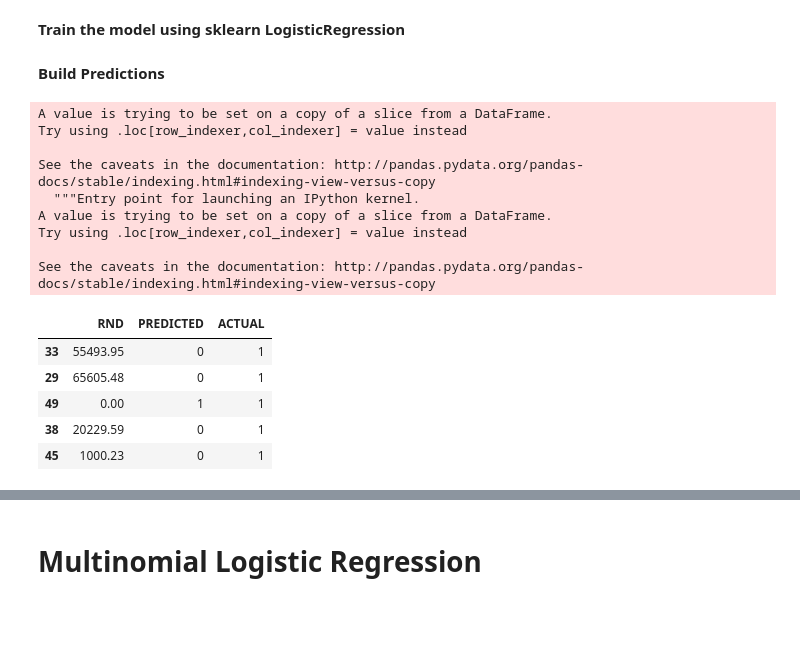
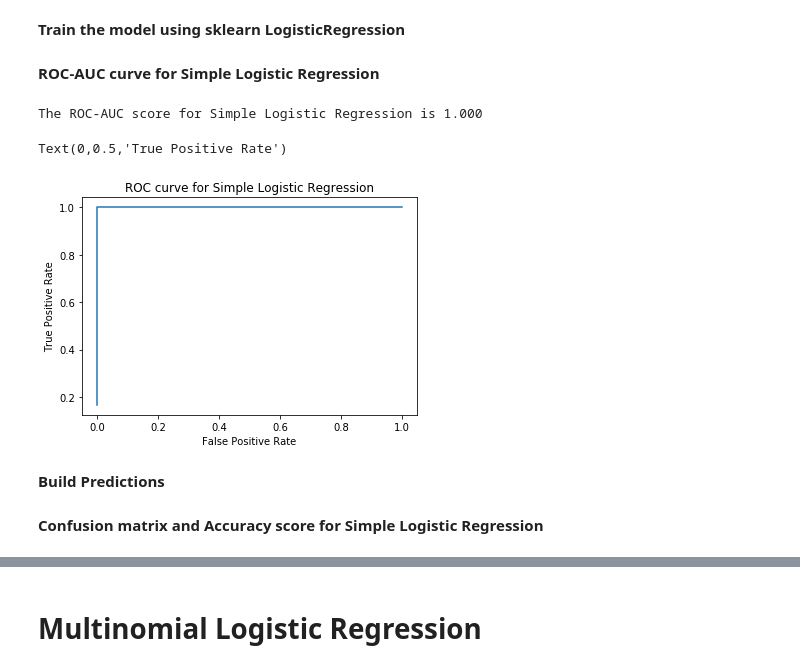
Before and after one commit to mvarshita/Machine-Learning-Projects, a Jupyter notebook: startsUpsDataset/logisticRegression.ipynb, the cells around one changed output, grey strips where cells are left out. Drawn from its saved outputs; the diff is of its cells as text; code cells hidden in the pictures; blank space fills up the shorter version.

Commit message:
calculated ROC-AUC score functionality and plotted ROC-AUC curve

```diff
--- a/startsUpsDataset/logisticRegression.ipynb
+++ b/startsUpsDataset/logisticRegression.ipynb
@@ -159,5 +162,27 @@ from sklearn.linear_model import LogisticRegression
 lr = LogisticRegression()
 modelLogistic = lr.fit(xtrain,ytrain)
+# %% [markdown]
+**ROC-AUC curve for Simple Logistic Regression**
+# %%
+probsLogistic = lr.predict_proba(xtest)
+predsLogistic = probsLogistic[:,1]
+# %%
+from sklearn.metrics import roc_auc_score,roc_curve
+
+rocAucScoreLogistic=roc_auc_score(ytest,predsLogistic)
+print("The ROC-AUC score for Simple Logistic Regression is %.3f"%rocAucScoreLogistic)
+
+fpr,tpr,thresholds=roc_curve(ytest,predsLogistic)
+
+import matplotlib.pyplot as plt
+plt.plot(fpr,tpr,rocAucScoreLogistic)
+plt.title("ROC curve for Simple Logistic Regression")
+plt.xlabel("False Positive Rate")
+plt.ylabel("True Positive Rate")
+# %% [output]
+The ROC-AUC score for Simple Logistic Regression is 1.000
+Text(0,0.5,'True Positive Rate')
+[figure, added]
 # %% [markdown]
 **Build Predictions**
 # %%
@@ -165,22 +190,2 @@ predLogistic=modelLogistic.predict(xtest)
-# %%
-xtest['PREDICTED'] = predLogistic
-xtest['ACTUAL'] = ytest
-# %% [output]
-A value is trying to be set on a copy of a slice from a DataFrame.
-Try using .loc[row_indexer,col_indexer] = value instead
-
-See the caveats in the documentation: http://pandas.pydata.org/pandas-docs/stable/indexing.html#indexing-view-versus-copy
-  """Entry point for launching an IPython kernel.
-A value is trying to be set on a copy of a slice from a DataFrame.
-Try using .loc[row_indexer,col_indexer] = value instead
-
-See the caveats in the documentation: http://pandas.pydata.org/pandas-docs/stable/indexing.html#indexing-view-versus-copy
-# %%
-xtest.head()
-# %% [output]
-|  | RND | PREDICTED | ACTUAL |
-| 33 | 55493.95 | 0 | 1 |
-| 29 | 65605.48 | 0 | 1 |
-| 49 | 0.00 | 1 | 1 |
-| 38 | 20229.59 | 0 | 1 |
-| 45 | 1000.23 | 0 | 1 |
+# %% [markdown]
+**Confusion matrix and Accuracy score for Simple Logistic Regression**
```
Also changed, not shown: parts of 19 cells of this notebook.
